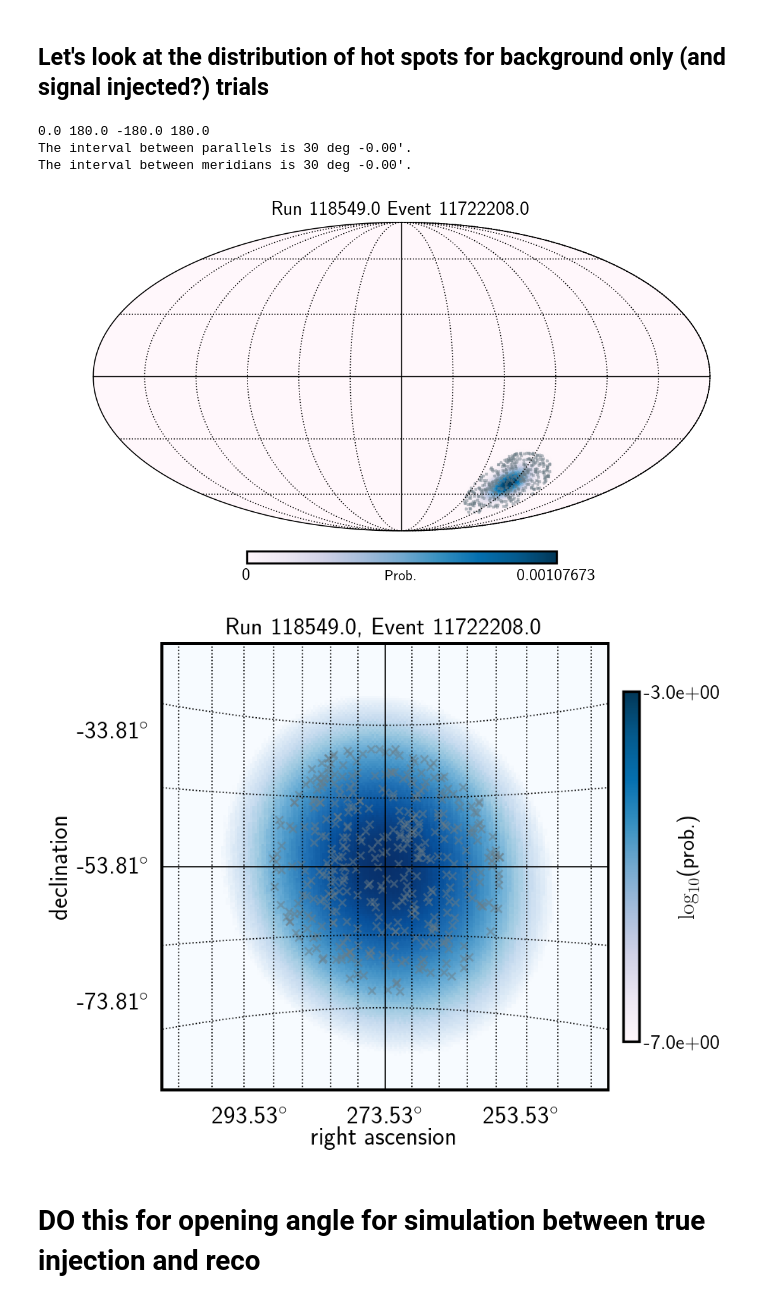
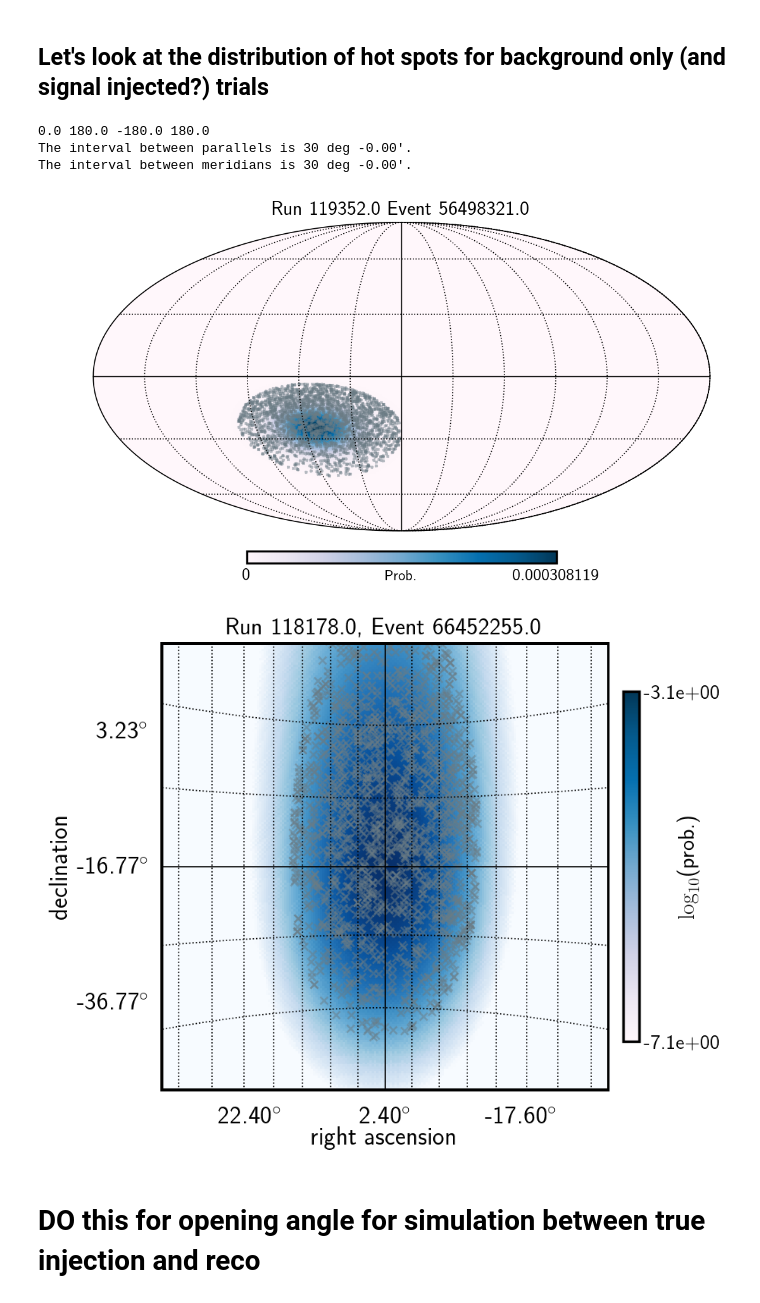
Before and after one commit to apizzuto/Fast-Response-Cascade-Followup, a Jupyter notebook: sensitivity_for_different_skymaps.ipynb, the cells around one changed output. Saved outputs shown, nothing was run; the diff lists cells and outputs as text; code cells hidden in the pictures.

```diff
--- a/sensitivity_for_different_skymaps.ipynb
+++ b/sensitivity_for_different_skymaps.ipynb
@@ -269,17 +280,17 @@ for delta_t in [1e3, 2.*86400.]:#np.append(np.logspace(1., 7., 7), np.array([2.*
 ## Let's look at the distribution of hot spots for background only (and signal injected?) trials
 # %%
 casc_calc = sff.CascadeCalculator(1000.)
-casc_calc.plot_map_with_bg_scatter(4)
+casc_calc.plot_map_with_bg_scatter(8)
 # %% [output]
 0.0 180.0 -180.0 180.0
 The interval between parallels is 30 deg -0.00'.
 The interval between meridians is 30 deg -0.00'.
-[figure, old version]
+[figure, new version]
 # %%
 casc_calc = sff.CascadeCalculator(1000.)
-casc_calc.plot_zoom_with_bg_scatter(4)
+casc_calc.plot_zoom_with_bg_scatter(0)
 # %% [output]
-[figure, old version]
+[figure, new version]
 # %% [markdown]
 # DO this for opening angle for simulation between true injection and reco
 # %%
```
Also changed, not shown: parts of 12 cells of this notebook, 1 other file.
